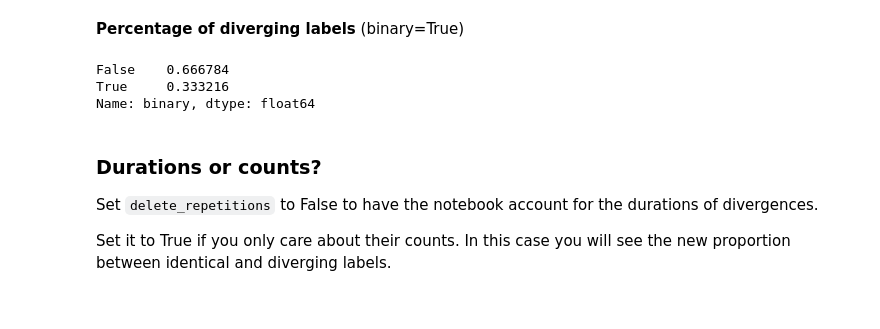
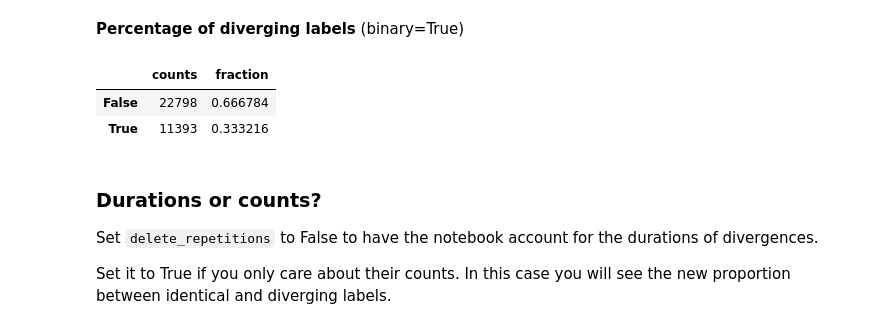
Before and after one commit to DCMLab/chord-eval, a Jupyter notebook: NoteBooks/exploring_differences.ipynb, the cells around one changed output. Saved outputs shown, nothing was run; the diff lists cells and outputs as text; code cells hidden in the pictures.

```diff
--- a/NoteBooks/exploring_differences.ipynb
+++ b/NoteBooks/exploring_differences.ipynb
@@ -3,13 +3,14 @@ import sys, os
 from fractions import Fraction
 import pandas as pd
 import seaborn as sns
+from ms3 import transform, name2fifths, fifths2pc
 sys.path.append(os.path.abspath('../python_scripts/'))
-from data_types import ChordType
+from data_types import ChordType, PitchType
 from constants import TRIAD_REDUCTION
 
 def vc(S):
     """Value counts & normalized column"""
-    vc = S.value_counts()
+    vc = S.value_counts(dropna=False)
     return pd.concat([vc, vc / vc.sum()], axis=1, keys=['counts', 'fraction'])
 # %%
 data = '../Data/Beethoven_sonata_progression/'
@@ -31,11 +32,11 @@ D.head()
 # %% [markdown]
 **Percentage of diverging labels** (binary=True)
 # %%
-D.binary.value_counts(normalize=True)
+vc(D.binary)
 # %% [output]
-False    0.666784
-True     0.333216
-Name: binary, dtype: float64
+|  | counts | fraction |
+| False | 22798 | 0.666784 |
+| True | 11393 | 0.333216 |
 # %% [markdown]
 ### Durations or counts?
 Set `delete_repetitions` to False to have the notebook account for the durations of divergences.
```
Also changed, not shown: parts of 1 cell of this notebook, 2 other files.
